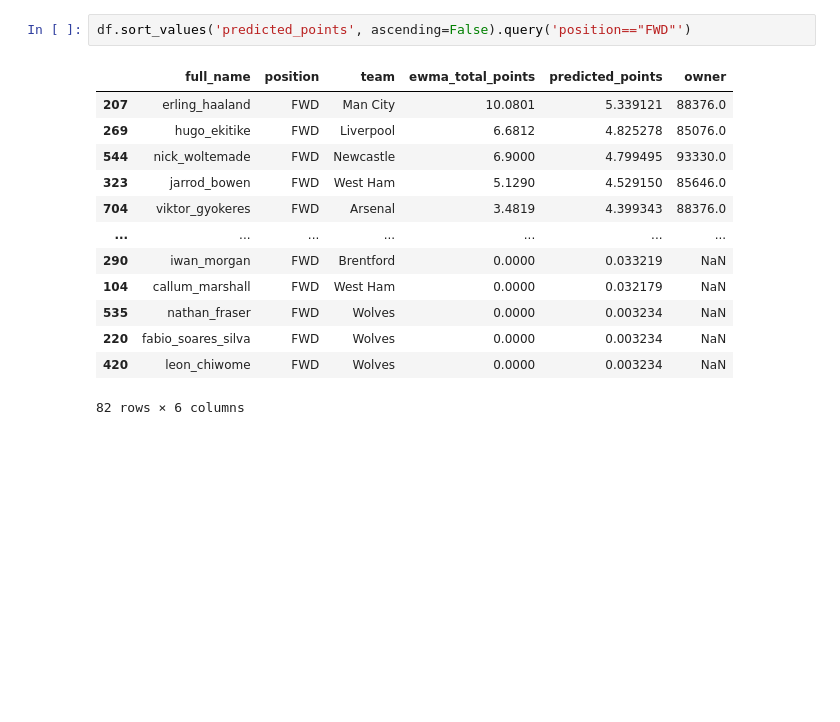
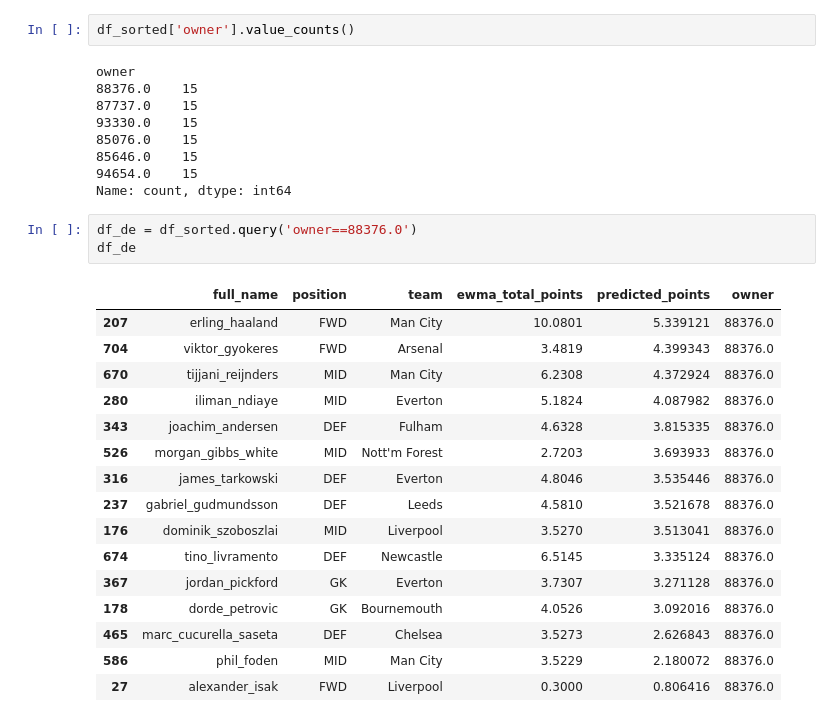
Before and after one commit to doug-ellis/draft_fpl_2526, a Jupyter notebook: transfer/outputs/looking.ipynb, the cells around one changed output. Drawn from its saved outputs; the diff is of its cells as text; blank space fills up the shorter version.

```diff
--- a/transfer/outputs/looking.ipynb
+++ b/transfer/outputs/looking.ipynb
@@ -31,16 +23,31 @@ Name: count, dtype: int64
 # %%
-df.sort_values('predicted_points', ascending=False).query('position=="FWD"')
+df_sorted['owner'].value_counts()
 # %% [output]
-|  | full_name | position | team | ewma_total_points | predicted_points | owner |
-| 207 | erling_haaland | FWD | Man City | 10.0801 | 5.339121 | 88376.0 |
-| 269 | hugo_ekitike | FWD | Liverpool | 6.6812 | 4.825278 | 85076.0 |
-| 544 | nick_woltemade | FWD | Newcastle | 6.9000 | 4.799495 | 93330.0 |
-| 323 | jarrod_bowen | FWD | West Ham | 5.1290 | 4.529150 | 85646.0 |
-| 704 | viktor_gyokeres | FWD | Arsenal | 3.4819 | 4.399343 | 88376.0 |
-| ... | ... | ... | ... | ... | ... | ... |
-| 290 | iwan_morgan | FWD | Brentford | 0.0000 | 0.033219 | NaN |
-| 104 | callum_marshall | FWD | West Ham | 0.0000 | 0.032179 | NaN |
-| 535 | nathan_fraser | FWD | Wolves | 0.0000 | 0.003234 | NaN |
-| 220 | fabio_soares_silva | FWD | Wolves | 0.0000 | 0.003234 | NaN |
-| 420 | leon_chiwome | FWD | Wolves | 0.0000 | 0.003234 | NaN |
-82 rows × 6 columns
+owner
+88376.0    15
+87737.0    15
+93330.0    15
+85076.0    15
+85646.0    15
+94654.0    15
+Name: count, dtype: int64
+# %%
+df_de = df_sorted.query('owner==88376.0')
+df_de
+# %% [output]
+|  | full_name | position | team | ewma_total_points | predicted_points | owner |
+| 207 | erling_haaland | FWD | Man City | 10.0801 | 5.339121 | 88376.0 |
+| 704 | viktor_gyokeres | FWD | Arsenal | 3.4819 | 4.399343 | 88376.0 |
+| 670 | tijjani_reijnders | MID | Man City | 6.2308 | 4.372924 | 88376.0 |
+| 280 | iliman_ndiaye | MID | Everton | 5.1824 | 4.087982 | 88376.0 |
+| 343 | joachim_andersen | DEF | Fulham | 4.6328 | 3.815335 | 88376.0 |
+| 526 | morgan_gibbs_white | MID | Nott'm Forest | 2.7203 | 3.693933 | 88376.0 |
+| 316 | james_tarkowski | DEF | Everton | 4.8046 | 3.535446 | 88376.0 |
+| 237 | gabriel_gudmundsson | DEF | Leeds | 4.5810 | 3.521678 | 88376.0 |
+| 176 | dominik_szoboszlai | MID | Liverpool | 3.5270 | 3.513041 | 88376.0 |
+| 674 | tino_livramento | DEF | Newcastle | 6.5145 | 3.335124 | 88376.0 |
+| 367 | jordan_pickford | GK | Everton | 3.7307 | 3.271128 | 88376.0 |
+| 178 | dorde_petrovic | GK | Bournemouth | 4.0526 | 3.092016 | 88376.0 |
+| 465 | marc_cucurella_saseta | DEF | Chelsea | 3.5273 | 2.626843 | 88376.0 |
+| 586 | phil_foden | MID | Man City | 3.5229 | 2.180072 | 88376.0 |
+| 27 | alexander_isak | FWD | Liverpool | 0.3000 | 0.806416 | 88376.0 |
```
Also changed, not shown: parts of 17 cells of this notebook, 6 other files.
